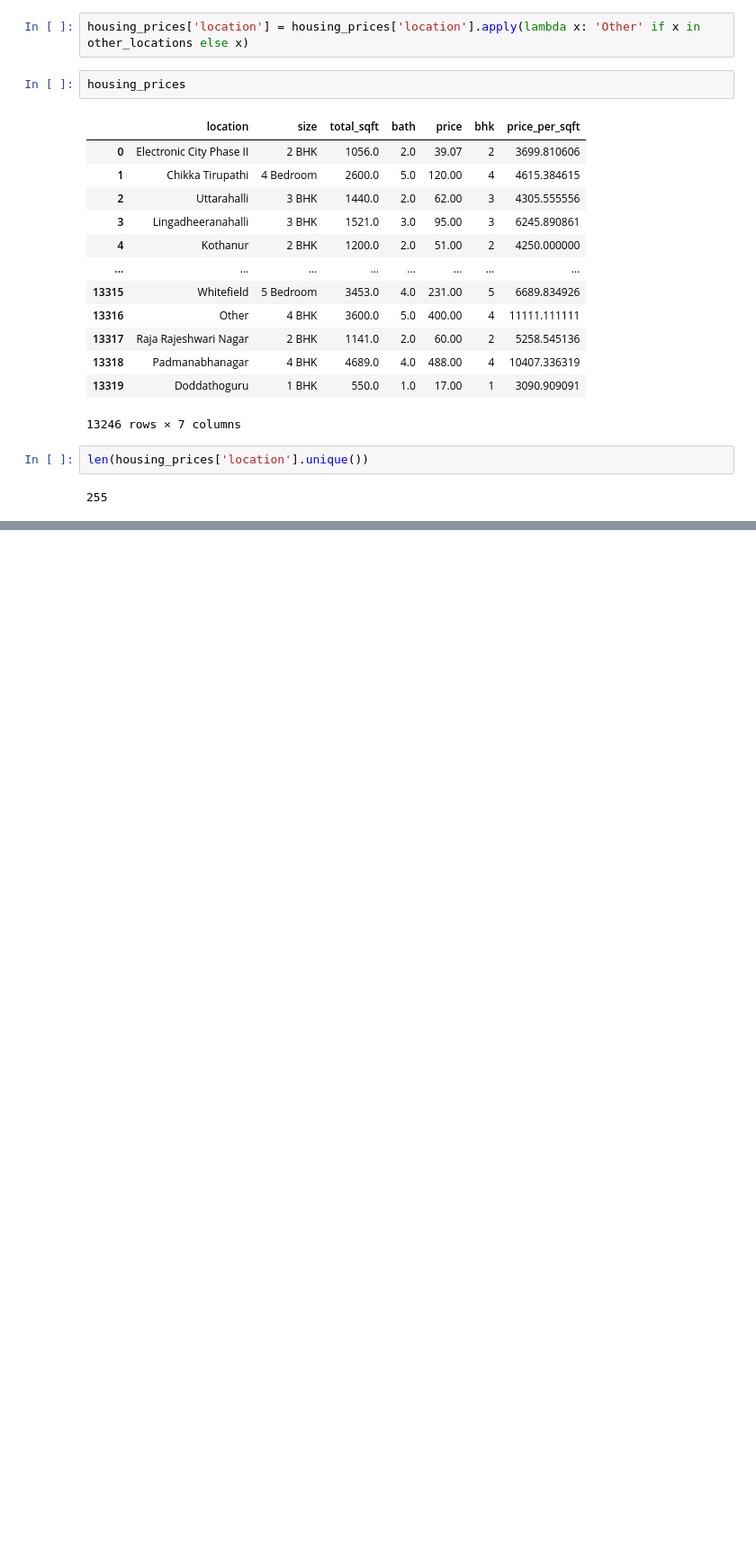
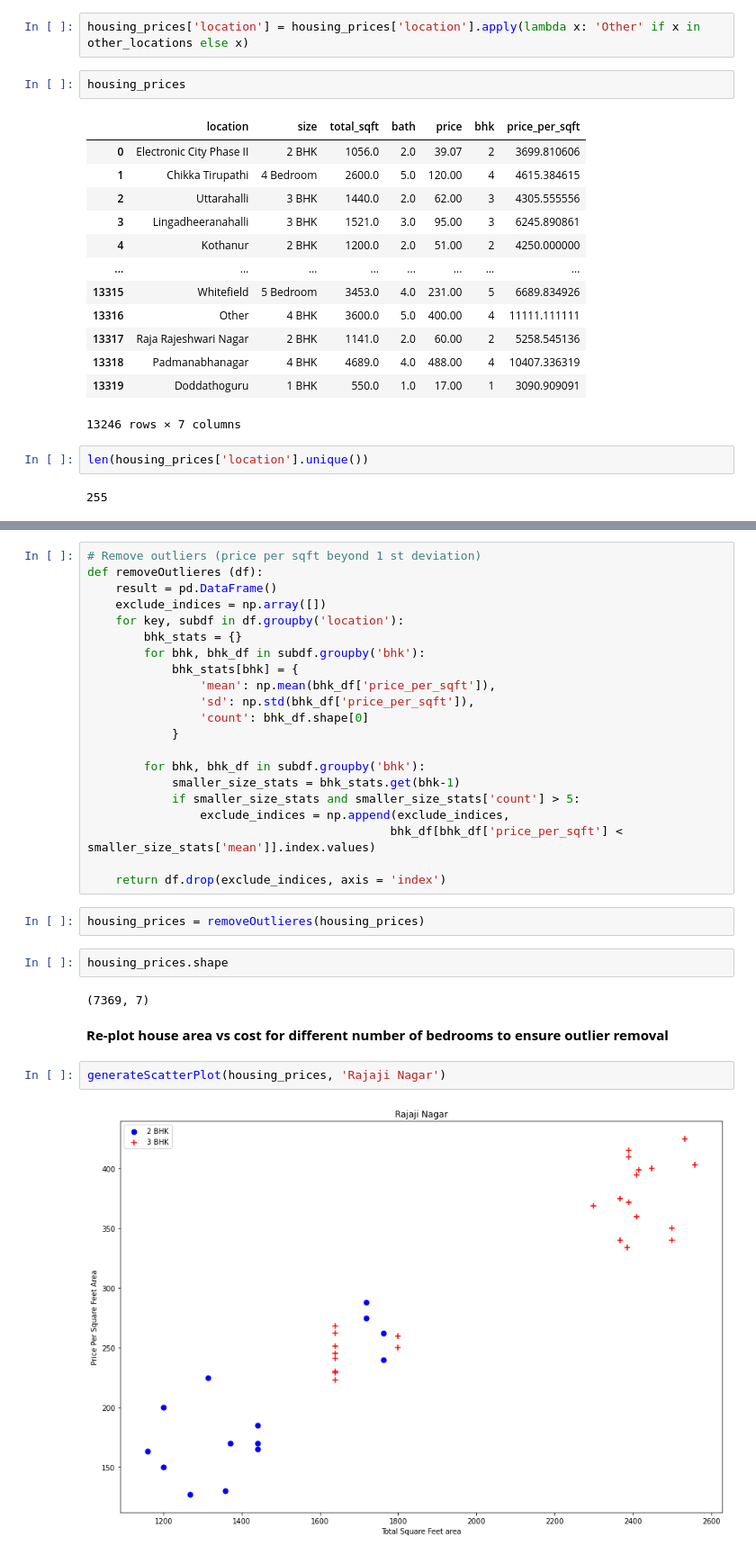
Before and after one commit to anantsinha/housing_price_prediction, a Jupyter notebook: housing_price_prediction.ipynb, the cells around one changed output, grey strips where cells are left out. Shown: that part at 90% size. Saved outputs shown, nothing was run; the diff lists cells and outputs as text; blank space fills up the shorter version.

```diff
--- a/housing_price_prediction.ipynb
+++ b/housing_price_prediction.ipynb
@@ -272,0 +330,33 @@ len(housing_prices['location'].unique())
+# %%
+# Remove outliers (price per sqft beyond 1 st deviation)
+def removeOutlieres (df):
+    result = pd.DataFrame()
+    exclude_indices = np.array([])
+    for key, subdf in df.groupby('location'):
+        bhk_stats = {}
+        for bhk, bhk_df in subdf.groupby('bhk'):
+            bhk_stats[bhk] = {
+                'mean': np.mean(bhk_df['price_per_sqft']),
+                'sd': np.std(bhk_df['price_per_sqft']),
+                'count': bhk_df.shape[0]
+            }
+
+        for bhk, bhk_df in subdf.groupby('bhk'):
+            smaller_size_stats = bhk_stats.get(bhk-1)
+            if smaller_size_stats and smaller_size_stats['count'] > 5:
+                exclude_indices = np.append(exclude_indices,
+                                           bhk_df[bhk_df['price_per_sqft'] < smaller_size_stats['mean']].index.values)
+
+    return df.drop(exclude_indices, axis = 'index')
+# %%
+housing_prices = removeOutlieres(housing_prices)
+# %%
+housing_prices.shape
+# %% [output]
+(7369, 7)
+# %% [markdown]
+**Re-plot house area vs cost for different number of bedrooms to ensure outlier removal**
+# %%
+generateScatterPlot(housing_prices, 'Rajaji Nagar')
+# %% [output]
+[figure, added]
```
Also changed, not shown: parts of 26 cells of this notebook.
